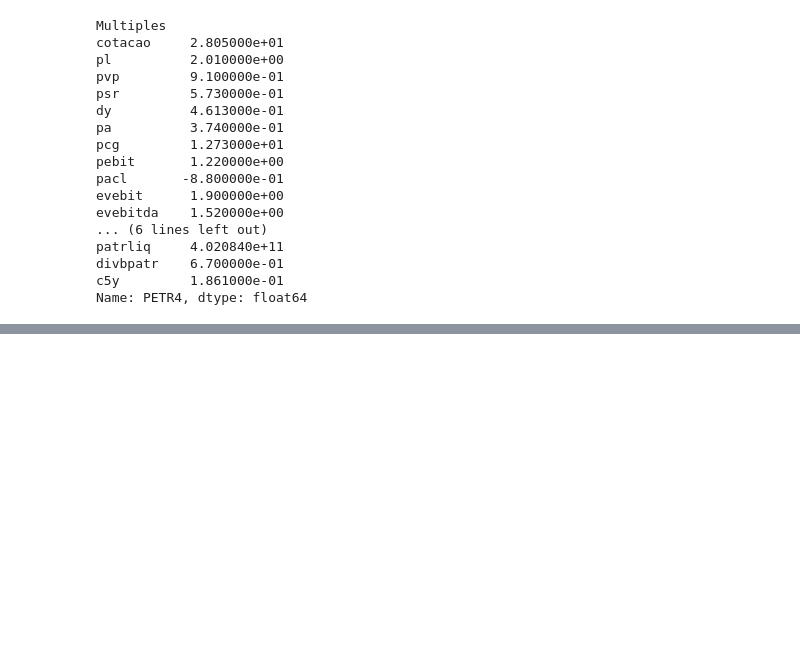
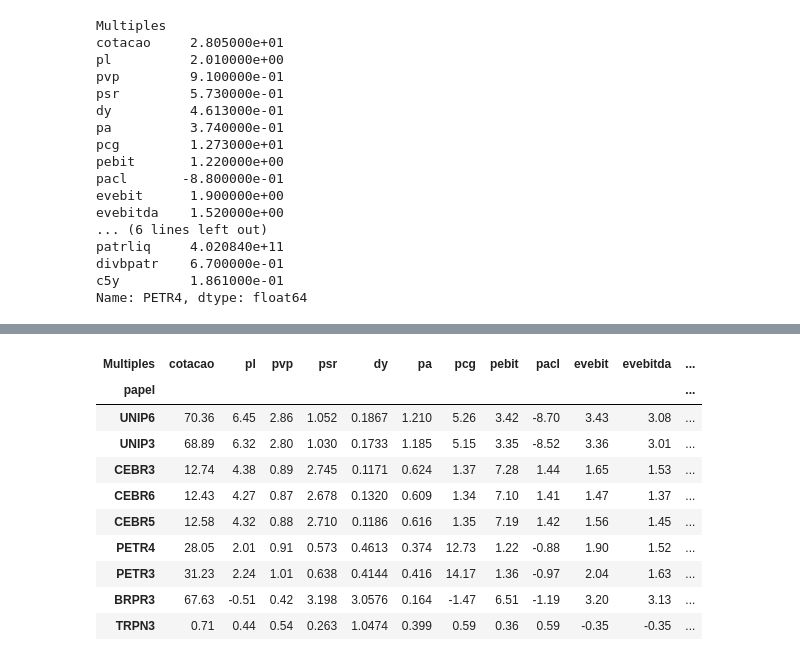
Before and after one commit to fcardosoo/Python-Mercado-Financeiro-Analise-Fundamentalista, a Jupyter notebook: Análise Fundamentalista com Python.ipynb, the cells around one changed output, grey strips where cells are left out. Saved outputs shown, nothing was run; the diff lists cells and outputs as text; code cells hidden in the pictures; blank space fills up the shorter version.

```diff
--- a/Análise Fundamentalista com Python.ipynb
+++ b/Análise Fundamentalista com Python.ipynb
@@ -63,0 +101,17 @@ KeyError: "['GNDE3'] not in index"
+# %%
+# Filtrar os papéis com P/L acima de 7 e DY acima de 10% e EBTIDA acima de 30%
+
+filtro2 = df[(df.pl < 7) & (df.dy > 0.1) & (df.mrgebit > 0.3)]
+filtro2
+# %% [output]
+| Multiples | cotacao | pl | pvp | psr | dy | pa | pcg | pebit | pacl | evebit | evebitda | ... |
+| papel |  |  |  |  |  |  |  |  |  |  |  | ... |
+| UNIP6 | 70.36 | 6.45 | 2.86 | 1.052 | 0.1867 | 1.210 | 5.26 | 3.42 | -8.70 | 3.43 | 3.08 | ... |
+| UNIP3 | 68.89 | 6.32 | 2.80 | 1.030 | 0.1733 | 1.185 | 5.15 | 3.35 | -8.52 | 3.36 | 3.01 | ... |
+| CEBR3 | 12.74 | 4.38 | 0.89 | 2.745 | 0.1171 | 0.624 | 1.37 | 7.28 | 1.44 | 1.65 | 1.53 | ... |
+| CEBR6 | 12.43 | 4.27 | 0.87 | 2.678 | 0.1320 | 0.609 | 1.34 | 7.10 | 1.41 | 1.47 | 1.37 | ... |
+| CEBR5 | 12.58 | 4.32 | 0.88 | 2.710 | 0.1186 | 0.616 | 1.35 | 7.19 | 1.42 | 1.56 | 1.45 | ... |
+| PETR4 | 28.05 | 2.01 | 0.91 | 0.573 | 0.4613 | 0.374 | 12.73 | 1.22 | -0.88 | 1.90 | 1.52 | ... |
+| PETR3 | 31.23 | 2.24 | 1.01 | 0.638 | 0.4144 | 0.416 | 14.17 | 1.36 | -0.97 | 2.04 | 1.63 | ... |
+| BRPR3 | 67.63 | -0.51 | 0.42 | 3.198 | 3.0576 | 0.164 | -1.47 | 6.51 | -1.19 | 3.20 | 3.13 | ... |
+| TRPN3 | 0.71 | 0.44 | 0.54 | 0.263 | 1.0474 | 0.399 | 0.59 | 0.36 | 0.59 | -0.35 | -0.35 | ... |
```
Also changed, not shown: parts of 6 cells of this notebook.
